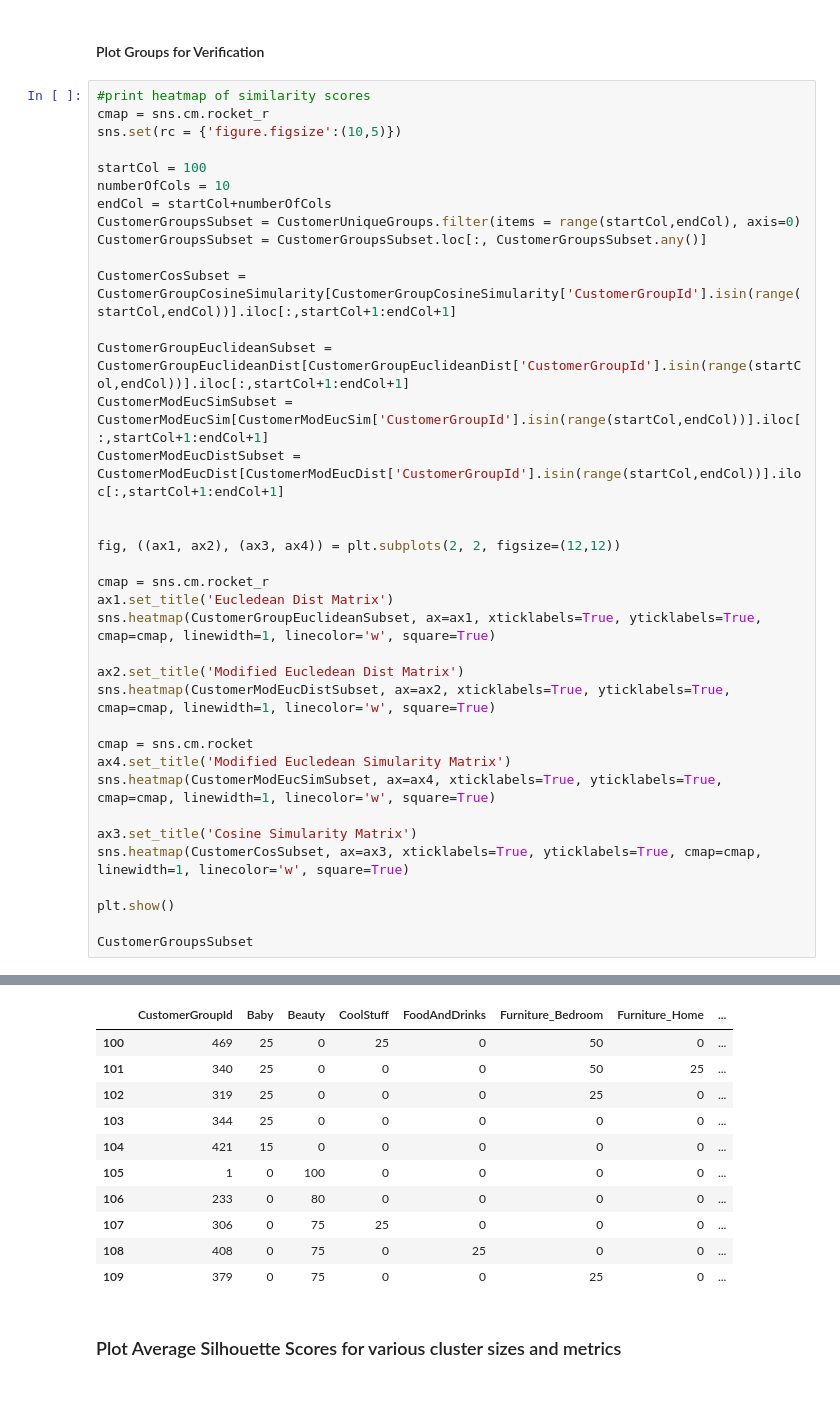
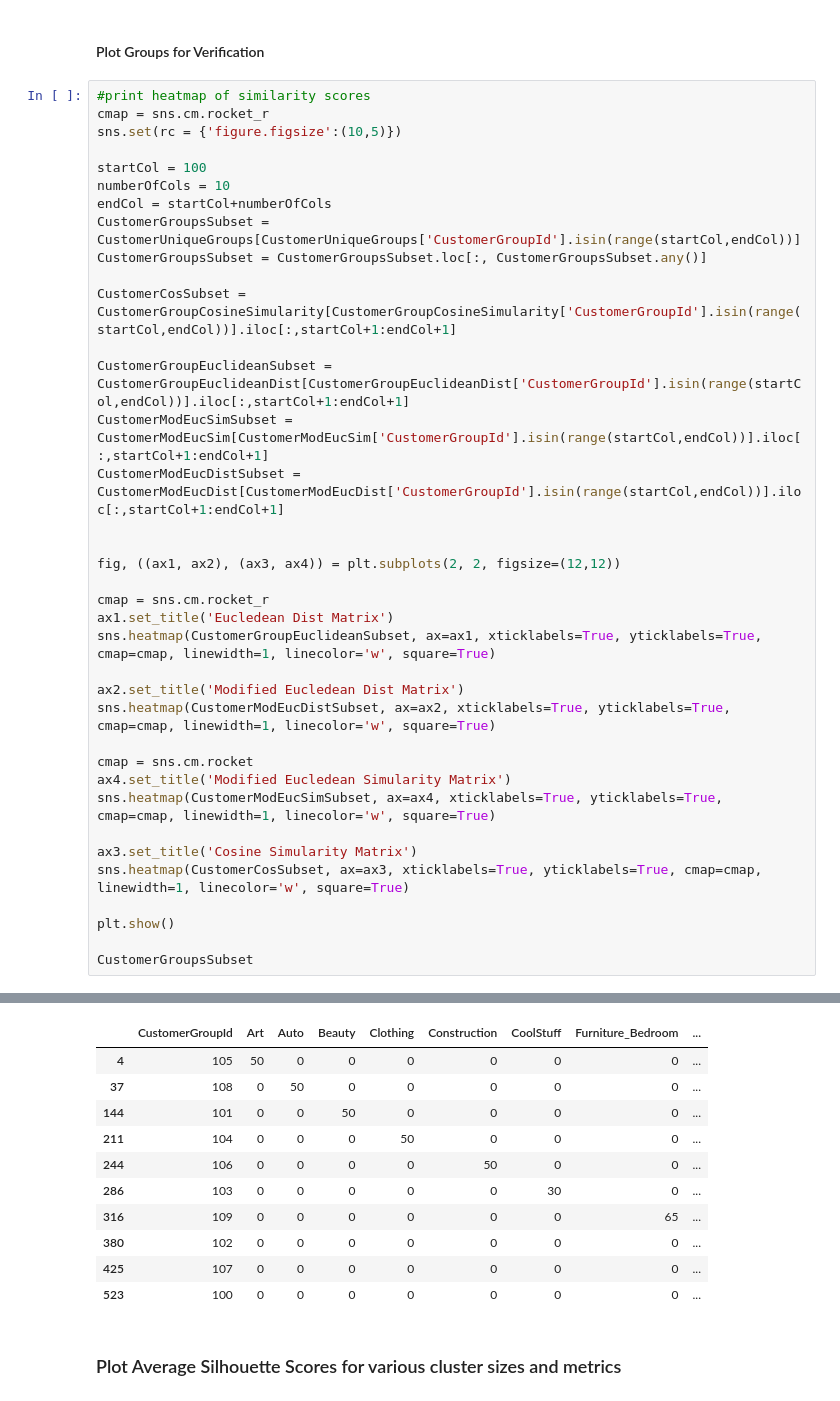
Before and after one commit to deakynek/SpringBoardProjects, a Jupyter notebook: Capstone3/Similarity Score Generation.ipynb, the cells around one changed output, grey strips where cells are left out. Saved outputs shown, nothing was run; the diff lists cells and outputs as text.

```diff
--- a/Capstone3/Similarity Score Generation.ipynb
+++ b/Capstone3/Similarity Score Generation.ipynb
@@ -715,48 +715,48 @@ sns.set(rc = {'figure.figsize':(10,5)})
 startCol = 100
 numberOfCols = 10
 endCol = startCol+numberOfCols
-CustomerGroupsSubset = CustomerUniqueGroups.filter(items = range(startCol,endCol), axis=0)
+CustomerGroupsSubset = CustomerUniqueGroups[CustomerUniqueGroups['CustomerGroupId'].isin(range(startCol,endCol))]
 CustomerGroupsSubset = CustomerGroupsSubset.loc[:, CustomerGroupsSubset.any()]
 
 CustomerCosSubset = CustomerGroupCosineSimularity[CustomerGroupCosineSimularity['CustomerGroupId'].isin(range(startCol,endCol))].iloc[:,startCol+1:endCol+1]
 
 CustomerGroupEuclideanSubset = CustomerGroupEuclideanDist[CustomerGroupEuclideanDist['CustomerGroupId'].isin(range(startCol,endCol))].iloc[:,startCol+1:endCol+1]
 CustomerModEucSimSubset = CustomerModEucSim[CustomerModEucSim['CustomerGroupId'].isin(range(startCol,endCol))].iloc[:,startCol+1:endCol+1]
 CustomerModEucDistSubset = CustomerModEucDist[CustomerModEucDist['CustomerGroupId'].isin(range(startCol,endCol))].iloc[:,startCol+1:endCol+1]
 
 
 fig, ((ax1, ax2), (ax3, ax4)) = plt.subplots(2, 2, figsize=(12,12))
 
 cmap = sns.cm.rocket_r
 ax1.set_title('Eucledean Dist Matrix')
 sns.heatmap(CustomerGroupEuclideanSubset, ax=ax1, xticklabels=True, yticklabels=True, cmap=cmap, linewidth=1, linecolor='w', square=True)
 
 ax2.set_title('Modified Eucledean Dist Matrix')
 sns.heatmap(CustomerModEucDistSubset, ax=ax2, xticklabels=True, yticklabels=True, cmap=cmap, linewidth=1, linecolor='w', square=True)
 
 cmap = sns.cm.rocket
 ax4.set_title('Modified Eucledean Simularity Matrix')
 sns.heatmap(CustomerModEucSimSubset, ax=ax4, xticklabels=True, yticklabels=True, cmap=cmap, linewidth=1, linecolor='w', square=True)
 
 ax3.set_title('Cosine Simularity Matrix')
 sns.heatmap(CustomerCosSubset, ax=ax3, xticklabels=True, yticklabels=True, cmap=cmap, linewidth=1, linecolor='w', square=True)
 
 plt.show()
 
 CustomerGroupsSubset
 # %% [output]
 [figure]
-|  | CustomerGroupId | Baby | Beauty | CoolStuff | FoodAndDrinks | Furniture_Bedroom | Furniture_Home | ... |
-| 100 | 469 | 25 | 0 | 25 | 0 | 50 | 0 | ... |
-| 101 | 340 | 25 | 0 | 0 | 0 | 50 | 25 | ... |
-| 102 | 319 | 25 | 0 | 0 | 0 | 25 | 0 | ... |
-| 103 | 344 | 25 | 0 | 0 | 0 | 0 | 0 | ... |
-| 104 | 421 | 15 | 0 | 0 | 0 | 0 | 0 | ... |
-| 105 | 1 | 0 | 100 | 0 | 0 | 0 | 0 | ... |
-| 106 | 233 | 0 | 80 | 0 | 0 | 0 | 0 | ... |
-| 107 | 306 | 0 | 75 | 25 | 0 | 0 | 0 | ... |
-| 108 | 408 | 0 | 75 | 0 | 25 | 0 | 0 | ... |
-| 109 | 379 | 0 | 75 | 0 | 0 | 25 | 0 | ... |
+|  | CustomerGroupId | Art | Auto | Beauty | Clothing | Construction | CoolStuff | Furniture_Bedroom | ... |
+| 4 | 105 | 50 | 0 | 0 | 0 | 0 | 0 | 0 | ... |
+| 37 | 108 | 0 | 50 | 0 | 0 | 0 | 0 | 0 | ... |
+| 144 | 101 | 0 | 0 | 50 | 0 | 0 | 0 | 0 | ... |
+| 211 | 104 | 0 | 0 | 0 | 50 | 0 | 0 | 0 | ... |
+| 244 | 106 | 0 | 0 | 0 | 0 | 50 | 0 | 0 | ... |
+| 286 | 103 | 0 | 0 | 0 | 0 | 0 | 30 | 0 | ... |
+| 316 | 109 | 0 | 0 | 0 | 0 | 0 | 0 | 65 | ... |
+| 380 | 102 | 0 | 0 | 0 | 0 | 0 | 0 | 0 | ... |
+| 425 | 107 | 0 | 0 | 0 | 0 | 0 | 0 | 0 | ... |
+| 523 | 100 | 0 | 0 | 0 | 0 | 0 | 0 | 0 | ... |
 # %% [markdown]
 ### Plot Average Silhouette Scores for various cluster sizes and metrics
 # %%
```
Also changed, not shown: parts of 4 cells of this notebook.
